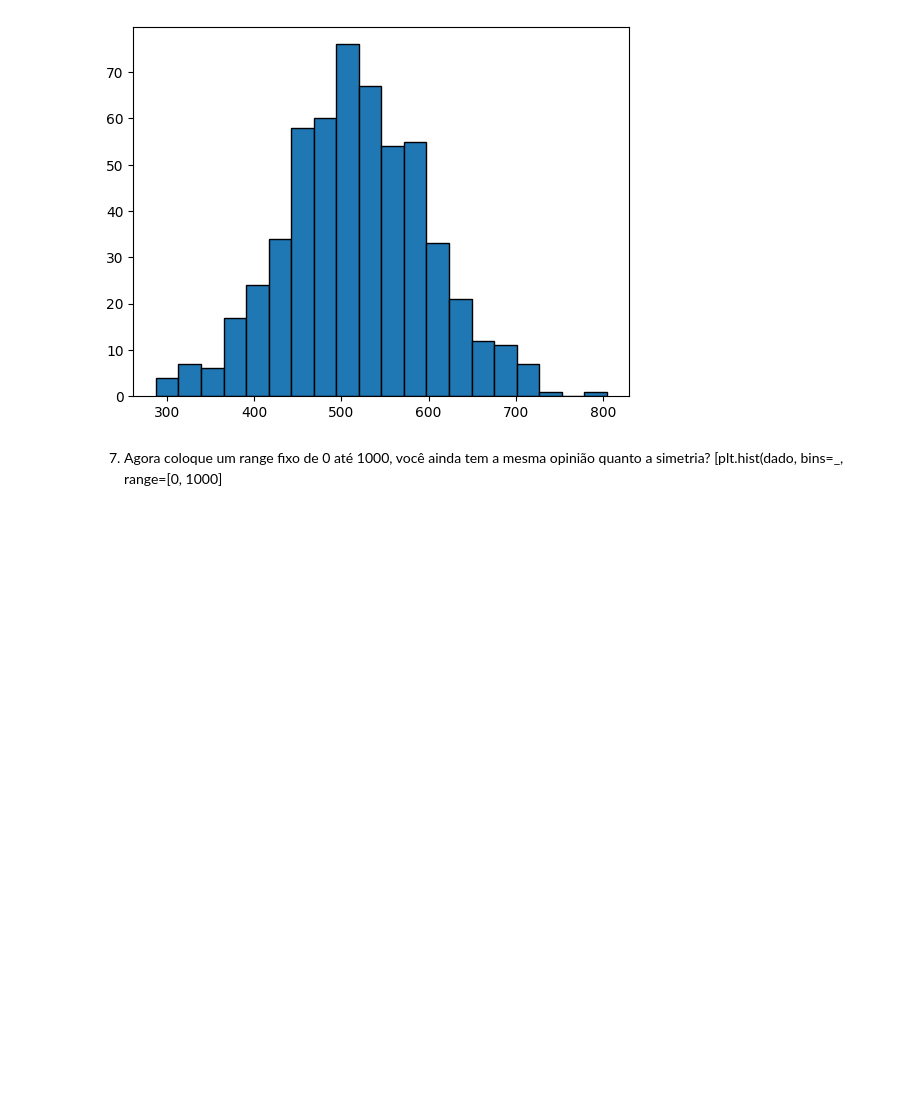
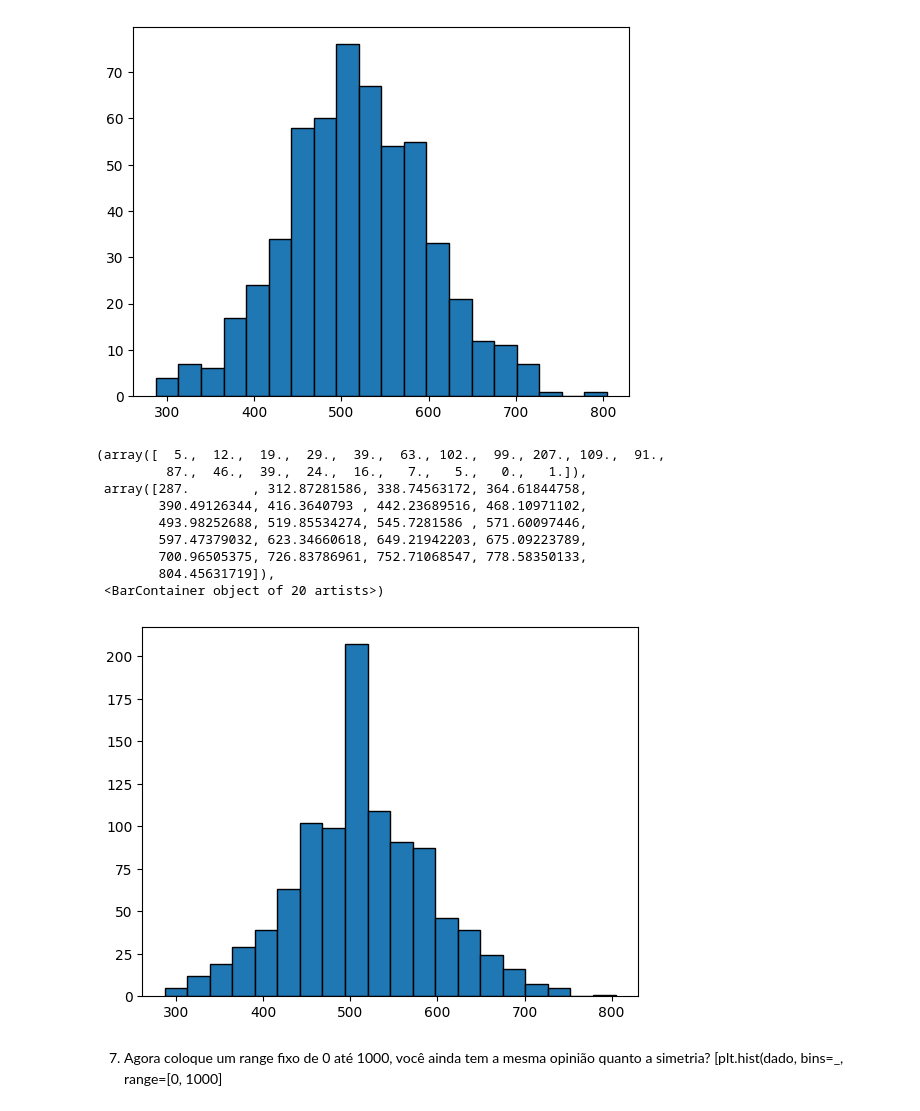
Before and after one commit to mariaelisascovino/Estatistica_python_frequencias_e_medidas, a Jupyter notebook: Frequências_e_Medidas.ipynb, the cells around one changed output. Saved outputs shown, nothing was run; the diff lists cells and outputs as text; code cells hidden in the pictures; blank space fills up the shorter version.

```diff
--- a/Frequências_e_Medidas.ipynb
+++ b/Frequências_e_Medidas.ipynb
@@ -556,6 +1102,20 @@ plt.hist(df_sem_nulos['Linguagens'], bins = 20, edgecolor = 'black')
         804.45631719]),
  <BarContainer object of 20 artists>)
 [figure]
+# %%
+#com nulos= mediana
+plt.hist(df_mediana['Linguagens'], bins = 20, edgecolor = 'black')
+# %% [output]
+(array([  5.,  12.,  19.,  29.,  39.,  63., 102.,  99., 207., 109.,  91.,
+         87.,  46.,  39.,  24.,  16.,   7.,   5.,   0.,   1.]),
+ array([287.        , 312.87281586, 338.74563172, 364.61844758,
+        390.49126344, 416.3640793 , 442.23689516, 468.10971102,
+        493.98252688, 519.85534274, 545.7281586 , 571.60097446,
+        597.47379032, 623.34660618, 649.21942203, 675.09223789,
+        700.96505375, 726.83786961, 752.71068547, 778.58350133,
+        804.45631719]),
+ <BarContainer object of 20 artists>)
+[figure, added]
 # %% [markdown]
 7. Agora coloque um range fixo de 0 até 1000, você ainda tem a mesma opinião quanto a simetria? [plt.hist(dado, bins=_, range=[0, 1000]
 # %%
```
Also changed, not shown: parts of 99 cells of this notebook.
